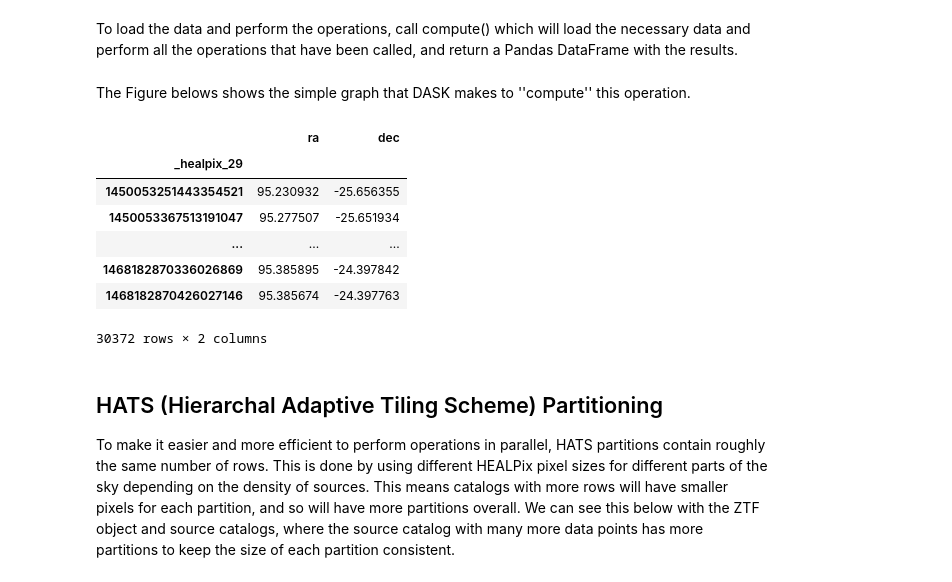
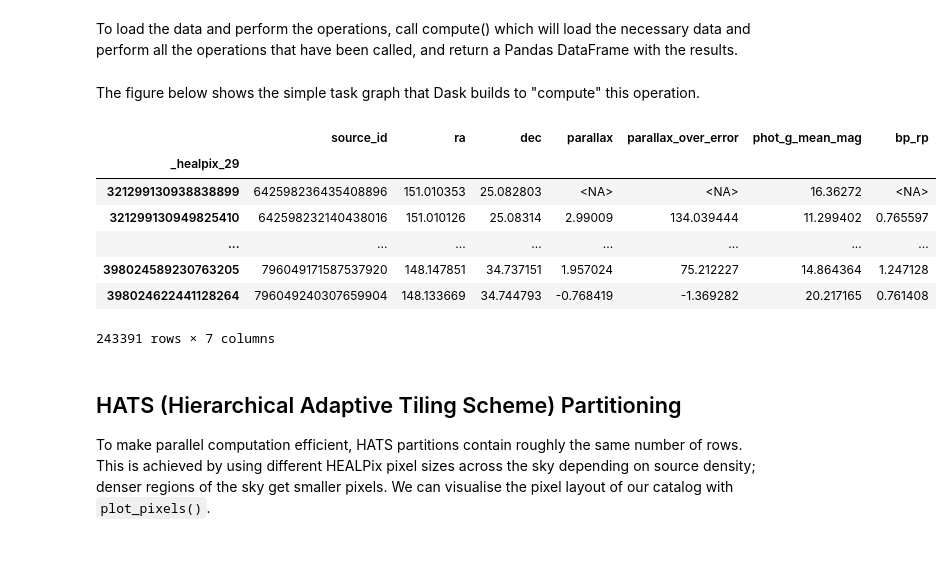
Before and after one commit to AstroAI-CfA/tutorial-lsdb, a Jupyter notebook: tutorials/Notebook_1_Intro.ipynb, the cells around one changed output. Cells and saved outputs as stored; diff of their text form; code cells hidden in the pictures; blank space fills up the shorter version.

```diff
--- a/tutorials/Notebook_1_Intro.ipynb
+++ b/tutorials/Notebook_1_Intro.ipynb
@@ -95,11 +70,4 @@ Let’s start by opening a HATS formatted Catalog in LSDB. Use the lsdb.open_cat
 # %%
-catalogs_dir = "https://data.lsdb.io/hats"
-
-# Gaia
-gaia_path = f"{catalogs_dir}/gaia_dr3/gaia"
-
-# ZTF
-ztf_object_path = f"{catalogs_dir}/ztf_dr14/ztf_object"
-ztf_source_path = f"{catalogs_dir}/ztf_dr14/ztf_source"
-ztf_object_margin_path = f"{catalogs_dir}/ztf_dr14/ztf_object_10arcs"
+# Gaia DR3 at STScI public bucket
+gaia_path = "s3://stpubdata/gaia/gaia_dr3/public/hats"
 # %%
@@ -153,13 +125,14 @@ So when we look at a catalog that has been lazy loaded we see the DataFrame with
 # %%
 %%time
 
-# Define a 0.7 degree cone region of interest
-# This covers the so called `Rubin_SV_95_-25` field, one of Data Preview 1 fields
-cone_search = ConeSearch(ra=95, dec=-25, radius_arcsec=0.7 * 3600)
+# 5-degree
+ra_center, dec_center, radius_deg = 150.0, 30.0, 5.0
+cone_search = ConeSearch(ra=ra_center, dec=dec_center, radius_arcsec=radius_deg * 3600)
 
-# Load lite version of Gaia DR3 (RA and DEC data only)
-gaia_lite = lsdb.open_catalog(gaia_path, columns=["ra", "dec"], search_filter=cone_search)
-
-# Load all Gaia data
-hats_gaia = lsdb.open_catalog(gaia_path)
+# Full set of columns needed for the HR diagram
+gaia_cone = lsdb.open_catalog(
+    gaia_path,
+    columns=["source_id", "ra", "dec", "parallax", "parallax_over_error", "phot_g_mean_mag", "bp_rp"],
+    search_filter=cone_search,
+)
 # %% [output]
@@ -181,7 +143,7 @@ lsdb Catalog gaia:
 # %% [markdown]
 To load the data and perform the operations, call compute() which will load the necessary data and perform all the operations that have been called, and return a Pandas DataFrame with the results.
 # %%
-# around 20 seconds expected
-gaia_lite_computed = gaia_lite.compute()
+# around 10 seconds expected
+gaia_cone_computed = gaia_cone.compute()
 # %% [markdown]
-The Figure belows shows the simple graph that DASK makes to ''compute'' this operation.
+The figure below shows the simple task graph that Dask builds to "compute" this operation.
@@ -191,16 +150,16 @@ The Figure belows shows the simple graph that DASK makes to ''compute'' this ope
 # %%
-gaia_lite_computed
+gaia_cone_computed
 # %% [output]
-|  | ra | dec |
-| _healpix_29 |  |  |
-| 1450053251443354521 | 95.230932 | -25.656355 |
-| 1450053367513191047 | 95.277507 | -25.651934 |
-| ... | ... | ... |
-| 1468182870336026869 | 95.385895 | -24.397842 |
-| 1468182870426027146 | 95.385674 | -24.397763 |
+|  | source_id | ra | dec | parallax | parallax_over_error | phot_g_mean_mag | bp_rp |
+| _healpix_29 |  |  |  |  |  |  |  |
+| 321299130938838899 | 642598236435408896 | 151.010353 | 25.082803 | <NA> | <NA> | 16.36272 | <NA> |
+| 321299130949825410 | 642598232140438016 | 151.010126 | 25.08314 | 2.99009 | 134.039444 | 11.299402 | 0.765597 |
+| ... | ... | ... | ... | ... | ... | ... | ... |
+| 398024589230763205 | 796049171587537920 | 148.147851 | 34.737151 | 1.957024 | 75.212227 | 14.864364 | 1.247128 |
+| 398024622441128264 | 796049240307659904 | 148.133669 | 34.744793 | -0.768419 | -1.369282 | 20.217165 | 0.761408 |
-30372 rows × 2 columns
+243391 rows × 7 columns
 # %% [markdown]
-## HATS (Hierarchal Adaptive Tiling Scheme) Partitioning
+## HATS (Hierarchical Adaptive Tiling Scheme) Partitioning
 
-To make it easier and more efficient to perform operations in parallel, HATS partitions contain roughly the same number of rows. This is done by using different HEALPix pixel sizes for different parts of the sky depending on the density of sources. This means catalogs with more rows will have smaller pixels for each partition, and so will have more partitions overall. We can see this below with the ZTF object and source catalogs, where the source catalog with many more data points has more partitions to keep the size of each partition consistent.
+To make parallel computation efficient, HATS partitions contain roughly the same number of rows. This is achieved by using different HEALPix pixel sizes across the sky depending on source density; denser regions of the sky get smaller pixels. We can visualise the pixel layout of our catalog with `plot_pixels()`.
 # %%
```
Also changed, not shown: parts of 44 cells of this notebook, 25 other files.
